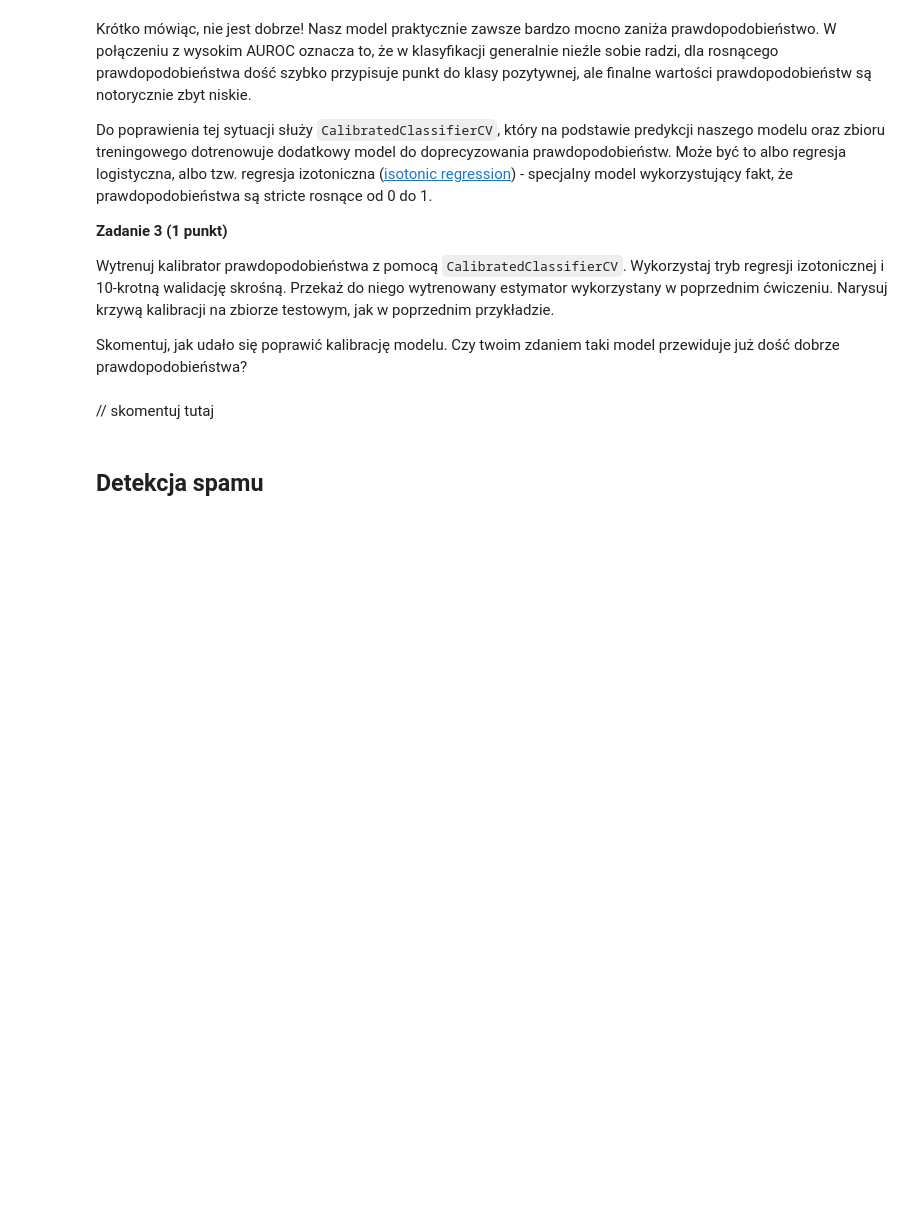
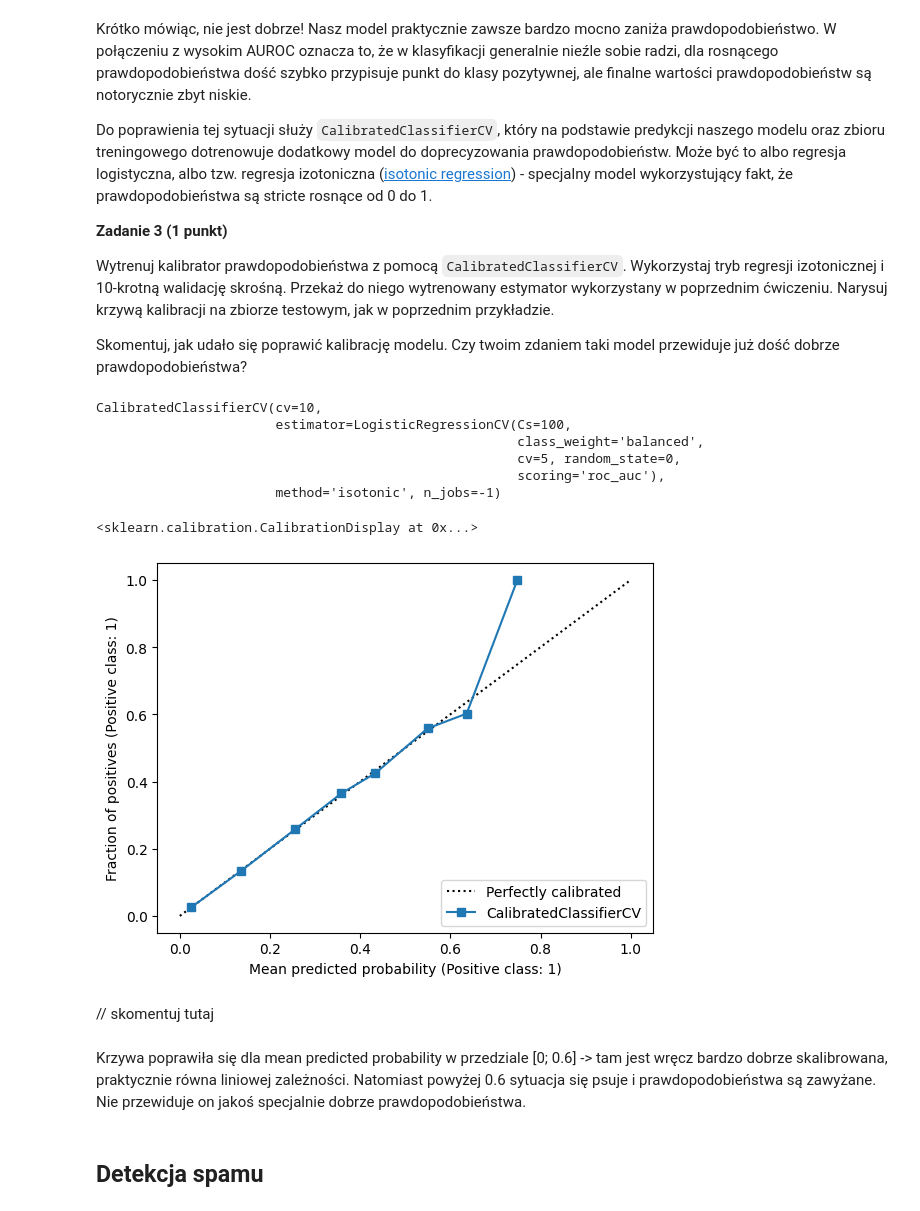
Before and after one commit to basiav/ML-Intro-Course-AGH, a Jupyter notebook: lab4/notebook_empty.ipynb, the cells around one changed output. Cells and saved outputs as stored; diff of their text form; code cells hidden in the pictures; blank space fills up the shorter version.

```diff
--- a/lab4/notebook_empty.ipynb
+++ b/lab4/notebook_empty.ipynb
@@ -289,8 +353,29 @@ Do poprawienia tej sytuacji służy `CalibratedClassifierCV`, który na podstawi
 Wytrenuj kalibrator prawdopodobieństwa z pomocą `CalibratedClassifierCV`. Wykorzystaj tryb regresji izotonicznej i 10-krotną walidację skrośną. Przekaż do niego wytrenowany estymator wykorzystany w poprzednim ćwiczeniu. Narysuj krzywą kalibracji na zbiorze testowym, jak w poprzednim przykładzie.
 
 Skomentuj, jak udało się poprawić kalibrację modelu. Czy twoim zdaniem taki model przewiduje już dość dobrze prawdopodobieństwa?
+# %%
+from sklearn.calibration import CalibratedClassifierCV
+
+
+calibrated_clf_cv = CalibratedClassifierCV(clf, method="isotonic", cv=10, n_jobs=-1)
+# %%
+calibrated_clf_cv.fit(X_train_tr, y_train_trimmed)
+# %% [output]
+CalibratedClassifierCV(cv=10,
+                       estimator=LogisticRegressionCV(Cs=100,
+                                                      class_weight='balanced',
+                                                      cv=5, random_state=0,
+                                                      scoring='roc_auc'),
+                       method='isotonic', n_jobs=-1)
+# %%
+CalibrationDisplay.from_estimator(calibrated_clf_cv, X_test, y_test, n_bins=10)
+# %% [output]
+<sklearn.calibration.CalibrationDisplay at 0x...>
+[figure, added]
 # %% [markdown]
 // skomentuj tutaj
+# %% [markdown]
+Krzywa poprawiła się dla mean predicted probability w przedziale [0; 0.6] -> tam jest wręcz bardzo dobrze skalibrowana, praktycznie równa liniowej zależności. Natomiast powyżej 0.6 sytuacja się psuje i prawdopodobieństwa są zawyżane. Nie przewiduje on jakoś specjalnie dobrze prawdopodobieństwa.
 # %% [markdown]
 ## Detekcja spamu
 # %% [markdown]
```
Also changed, not shown: parts of 16 cells of this notebook.
